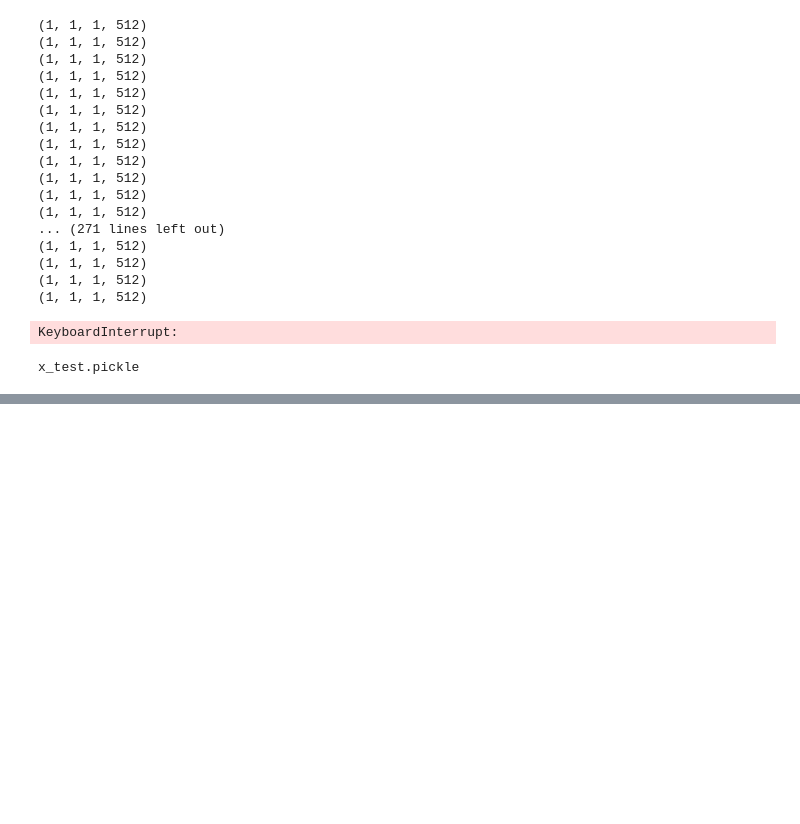
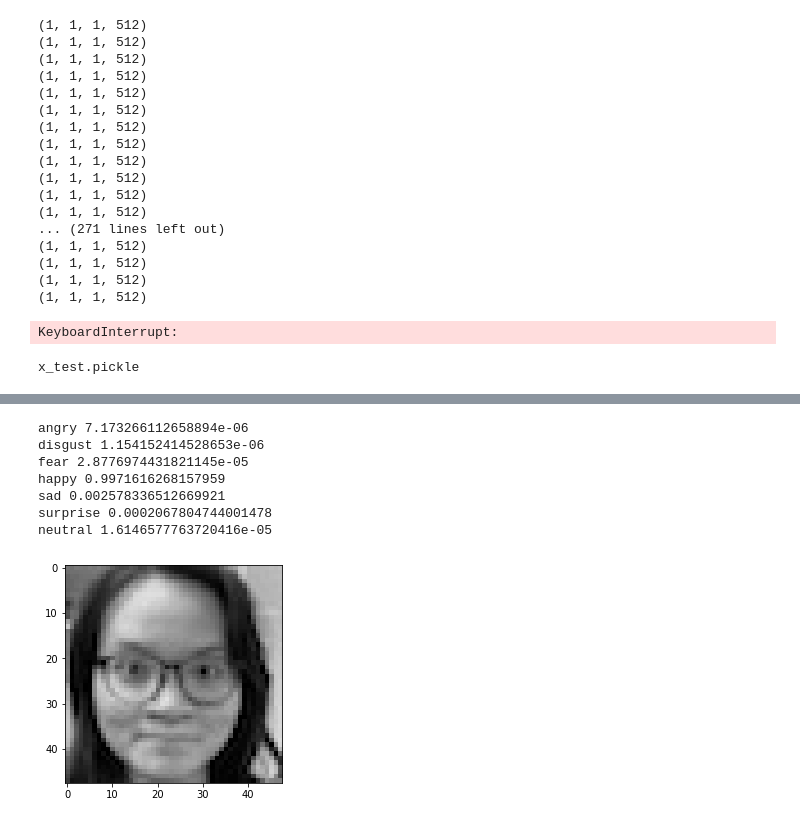
Before and after one commit to chitwankaudan/videoemotion, a Jupyter notebook: Keras model.ipynb, the cells around one changed output, grey strips where cells are left out. Drawn from its saved outputs; the diff is of its cells as text; code cells hidden in the pictures; blank space fills up the shorter version.

```diff
--- a/Keras model.ipynb
+++ b/Keras model.ipynb
@@ -493,0 +425,16 @@ model.save(os.path.join(model_path, "model.h5"))
+# %%
+test_image3 = "./cutie.jpg"
+prediction = predict_emotions(test_image3)[0]
+photo = plt.imread(test_image3)
+plt.imshow(photo, cmap='gray')
+for i in range(len(emotions_lookup)):
+    print (emotions_lookup[i], prediction[i])
+# %% [output]
+angry 7.173266112658894e-06
+disgust 1.154152414528653e-06
+fear 2.8776974431821145e-05
+happy 0.9971616268157959
+sad 0.002578336512669921
+surprise 0.0002067804744001478
+neutral 1.6146577763720416e-05
+[figure, added]
```
Also changed, not shown: parts of 23 cells of this notebook.
